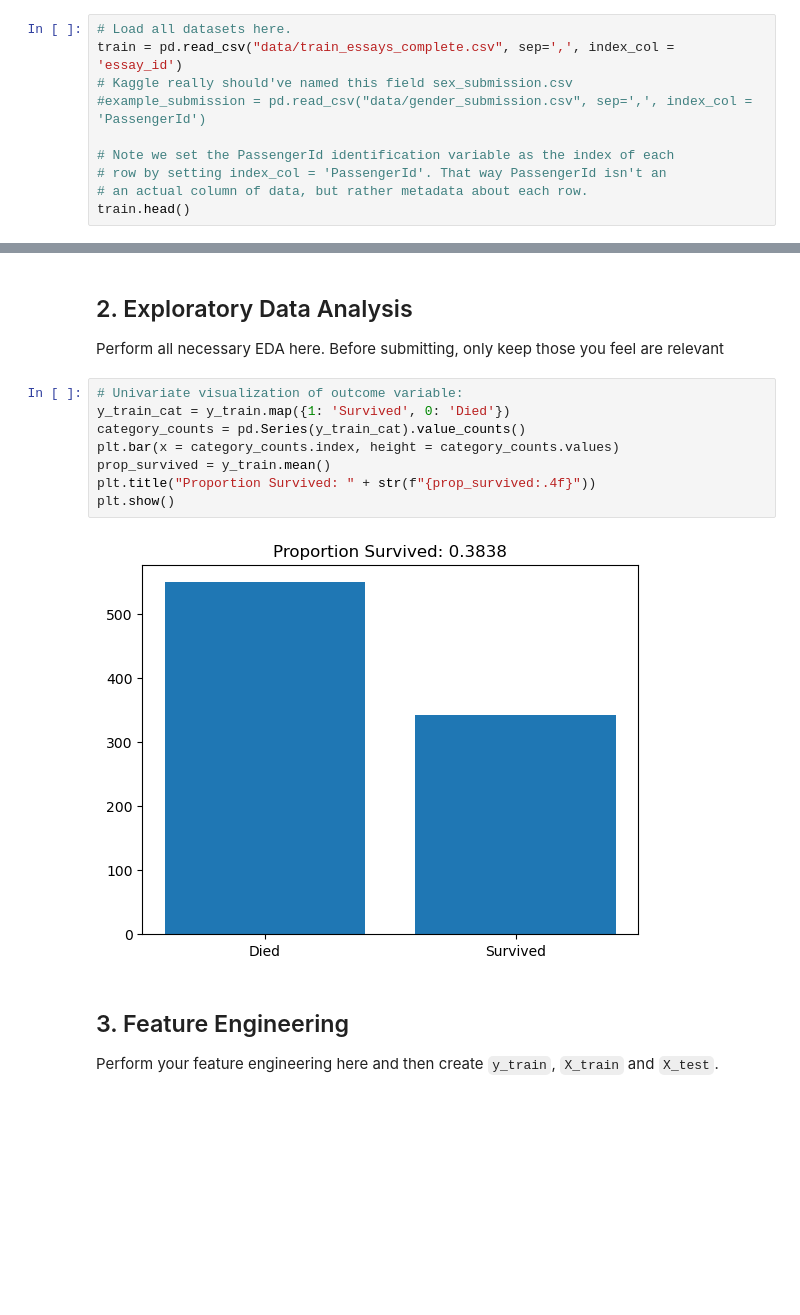
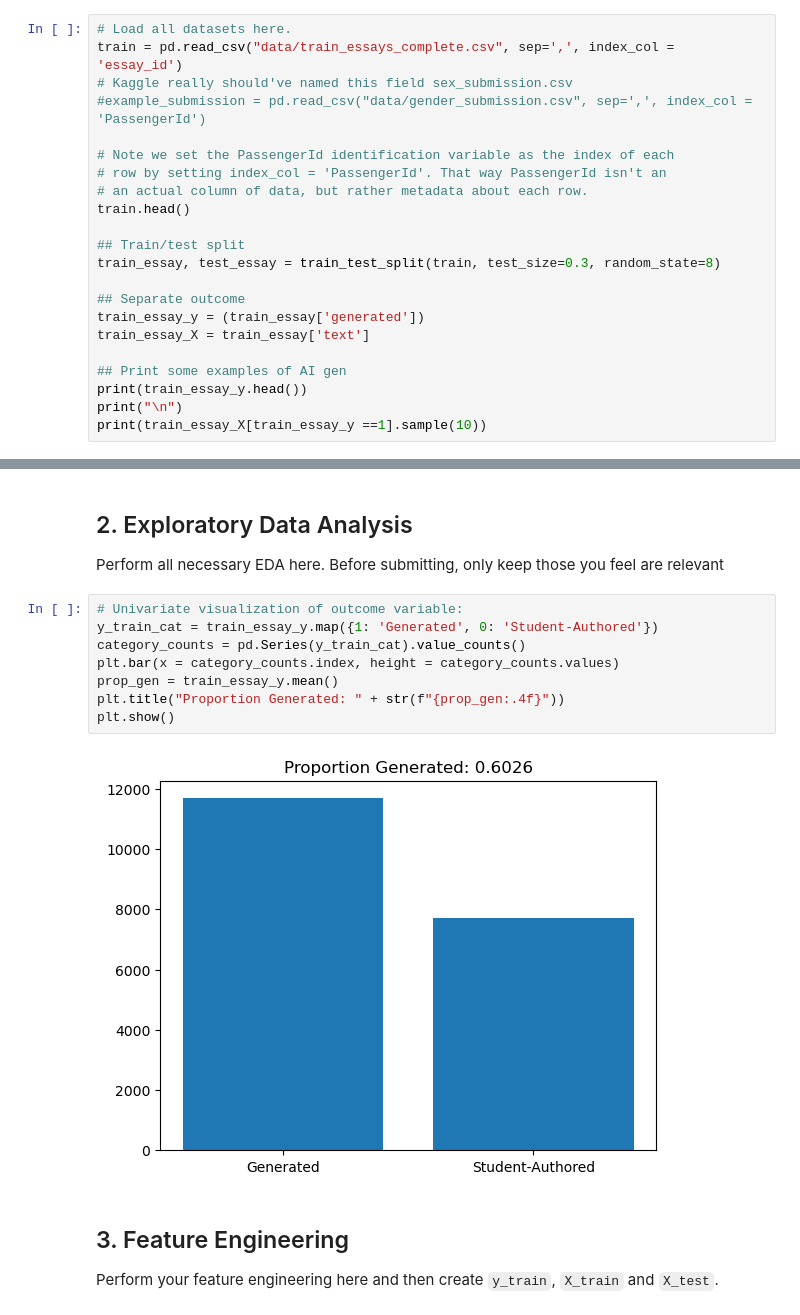
Before and after one commit to clinker-smith/LLM-Essay-Detection, a Jupyter notebook: final_project_preview_version.ipynb, the cells around one changed output, grey strips where cells are left out. Drawn from its saved outputs; the diff is of its cells as text; blank space fills up the shorter version.

Commit message:
final update before lunchtime
ok downloaded data, filled in info about data, split data, preliminary EDA of just generated vs not generated. we can do more EDA and then get started on feature eng

```diff
--- a/final_project_preview_version.ipynb
+++ b/final_project_preview_version.ipynb
@@ -44,4 +45,16 @@ train = pd.read_csv("data/train_essays_complete.csv", sep=',', index_col = 'essa
 # row by setting index_col = 'PassengerId'. That way PassengerId isn't an
 # an actual column of data, but rather metadata about each row.
 train.head()
+
+## Train/test split
+train_essay, test_essay = train_test_split(train, test_size=0.3, random_state=8)
+
+## Separate outcome
+train_essay_y = (train_essay['generated'])
+train_essay_X = train_essay['text']
+
+## Print some examples of AI gen
+print(train_essay_y.head())
+print("\n")
+print(train_essay_X[train_essay_y ==1].sample(10))
 # %% [output]
@@ -58,14 +81,14 @@ train.head()
 Perform all necessary EDA here. Before submitting, only keep those you feel are relevant
 # %%
 # Univariate visualization of outcome variable:
-y_train_cat = y_train.map({1: 'Survived', 0: 'Died'})
+y_train_cat = train_essay_y.map({1: 'Generated', 0: 'Student-Authored'})
 category_counts = pd.Series(y_train_cat).value_counts()
 plt.bar(x = category_counts.index, height = category_counts.values)
-prop_survived = y_train.mean()
-plt.title("Proportion Survived: " + str(f"{prop_survived:.4f}"))
+prop_gen = train_essay_y.mean()
+plt.title("Proportion Generated: " + str(f"{prop_gen:.4f}"))
 plt.show()
 # %% [output]
-[figure, old version]
+[figure, new version]
 # %% [markdown]
 ## 3. Feature Engineering
 
```
Also changed, not shown: parts of 2 cells of this notebook.
